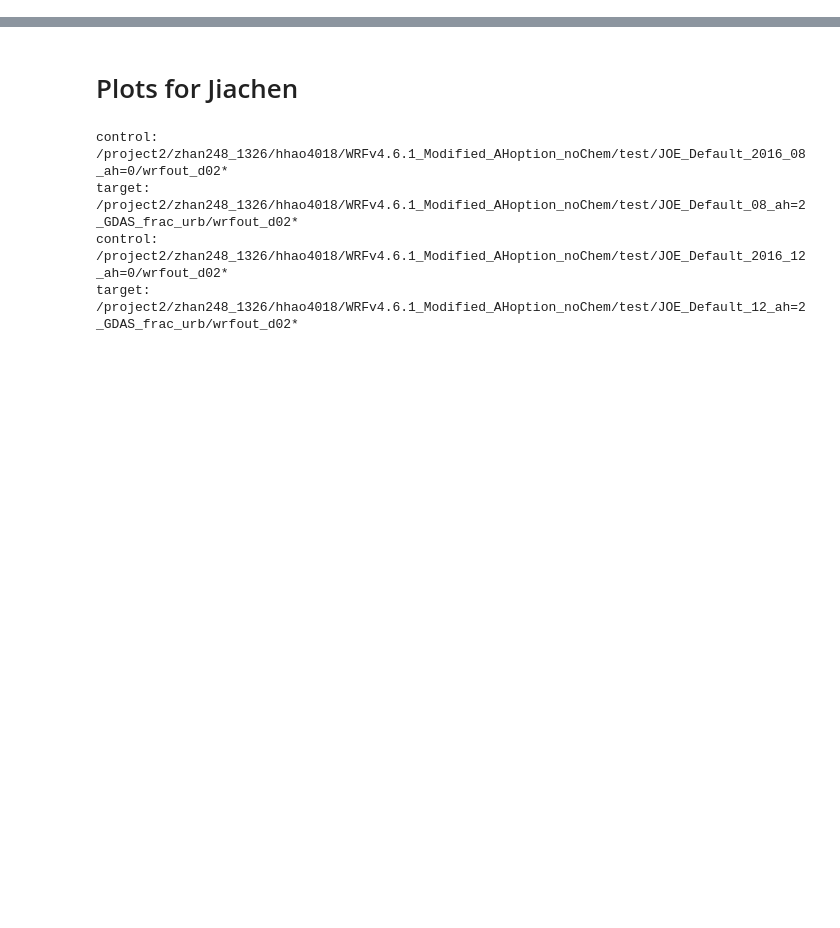
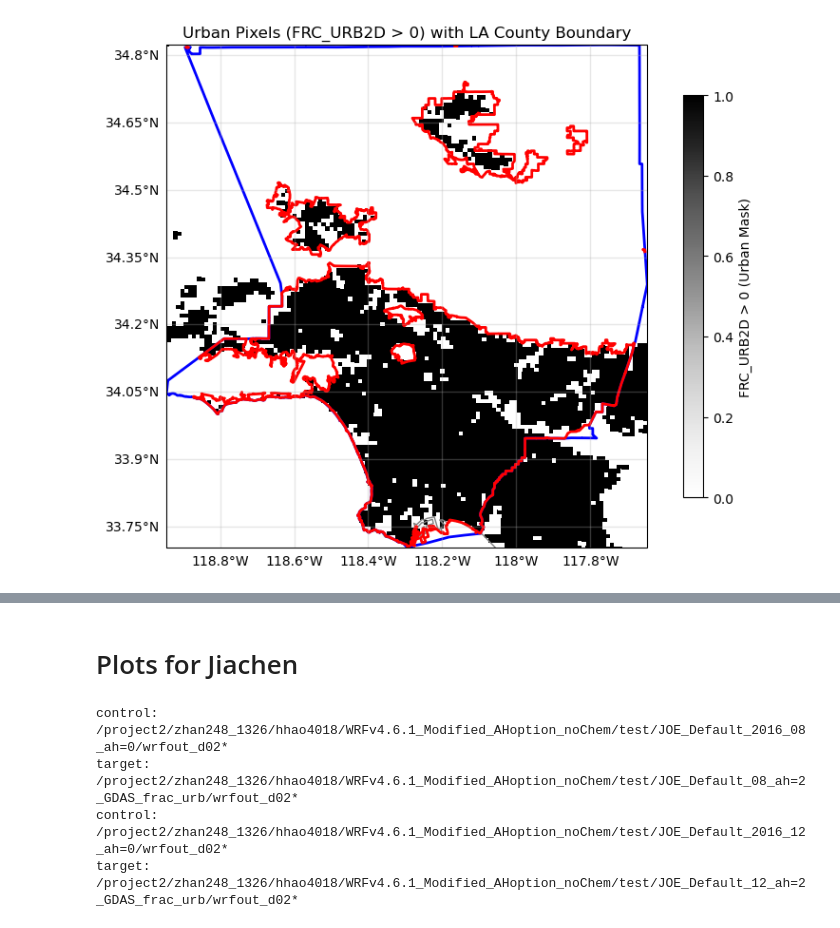
Before and after one commit to josephko91/ah-la-paper, a Jupyter notebook: notebooks/impact-analysis.ipynb, the cells around one changed output, grey strips where cells are left out. Cells and saved outputs as stored; diff of their text form; code cells hidden in the pictures; blank space fills up the shorter version.

```diff
--- a/notebooks/impact-analysis.ipynb
+++ b/notebooks/impact-analysis.ipynb
@@ -84,0 +156,42 @@ Data variables: (12/99)
+# %%
+# plot map where urban fraction > 0
+# Extract variables
+frc_urb2d = ds['FRC_URB2D'][0]
+lat = ds['XLAT']
+lon = ds['XLONG']
+
+# Create mask where FRC_URB2D > 0
+urban_mask = (frc_urb2d > 0)
+
+# Get LA County bounding box
+minx, miny, maxx, maxy = la_county.total_bounds
+
+# Plot
+fig = plt.figure(figsize=(8, 6))
+ax = plt.axes(projection=ccrs.PlateCarree())
+# ax.set_extent([lon.min(), lon.max(), lat.min(), lat.max()], crs=ccrs.PlateCarree())
+ax.set_extent([minx, maxx, miny, maxy], crs=ccrs.PlateCarree())
+
+# Plot urban mask
+c = ax.pcolormesh(lon, lat, urban_mask, cmap='Greys', shading='auto')
+
+# Overlay LA County boundary
+la_county.boundary.plot(ax=ax, edgecolor='
+blue', linewidth=2, transform=ccrs.PlateCarree())
+
+# Overlay urban_la_county outline in red
+urban_la_county.boundary.plot(ax=ax, edgecolor='red', linewidth=2, transform=ccrs.PlateCarree())
+
+# Add coastlines and gridlines
+ax.coastlines(color='gray')
+ax.gridlines(draw_labels=['left', 'bottom'], linewidth=1, alpha=0.3)
+
+# Colorbar and title
+cbar = plt.colorbar(c, ax=ax, orientation='vertical', shrink=0.8)
+cbar.set_label('FRC_URB2D > 0 (Urban Mask)')
+ax.set_title('Urban Pixels (FRC_URB2D > 0) with LA County Boundary')
+
+plt.tight_layout()
+plt.show()
+# %% [output]
+[figure, added]
```
Also changed, not shown: parts of 22 cells of this notebook, 4 other files.
